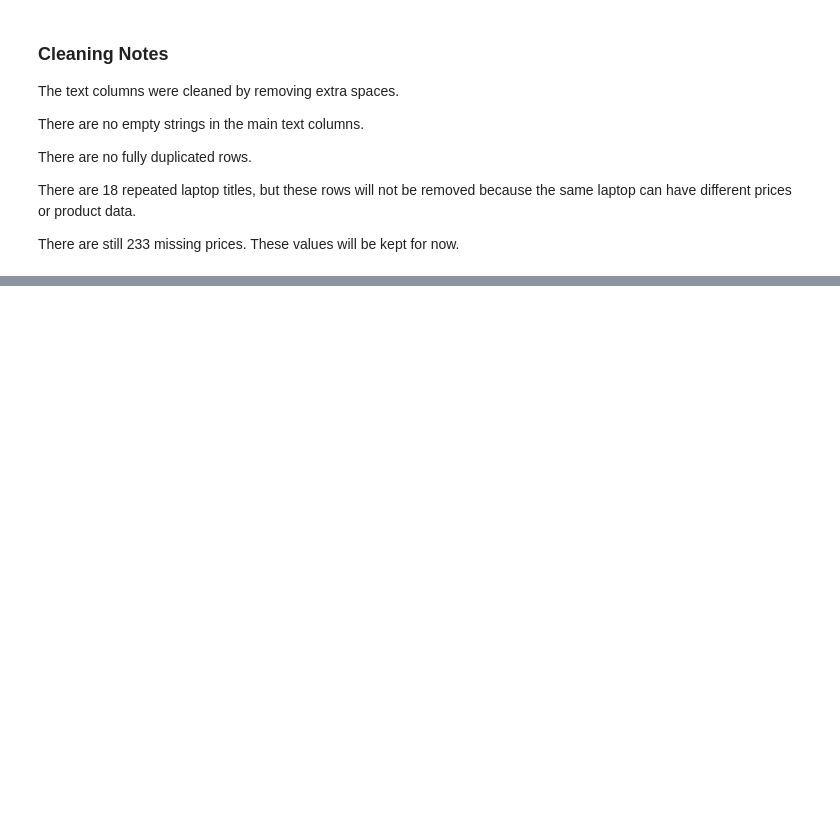
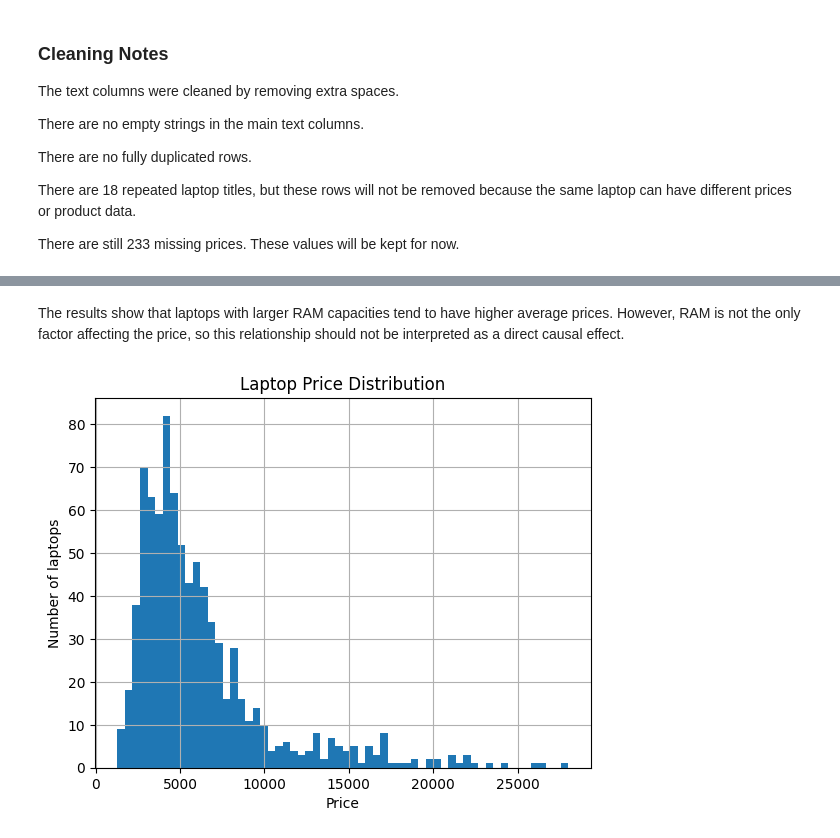
Before and after one commit to rishchuk/laptop-analysis, a Jupyter notebook: laptop_analysis.ipynb, the cells around one changed output, grey strips where cells are left out. Drawn from its saved outputs; the diff is of its cells as text; code cells hidden in the pictures; blank space fills up the shorter version.

```diff
--- a/laptop_analysis.ipynb
+++ b/laptop_analysis.ipynb
@@ -464,0 +524,13 @@ There are still 233 missing prices. These values will be kept for now.
+# %% [markdown]
+The results show that laptops with larger RAM capacities tend to have higher average prices. However, RAM is not the only factor affecting the price, so this relationship should not be interpreted as a direct causal effect.
+# %%
+import matplotlib.pyplot as plt
+
+df["Price"].hist(bins=60)
+
+plt.xlabel("Price")
+plt.ylabel("Number of laptops")
+plt.title("Laptop Price Distribution")
+plt.show()
+# %% [output]
+[figure, added]
```
Also changed, not shown: parts of 7 cells of this notebook.
